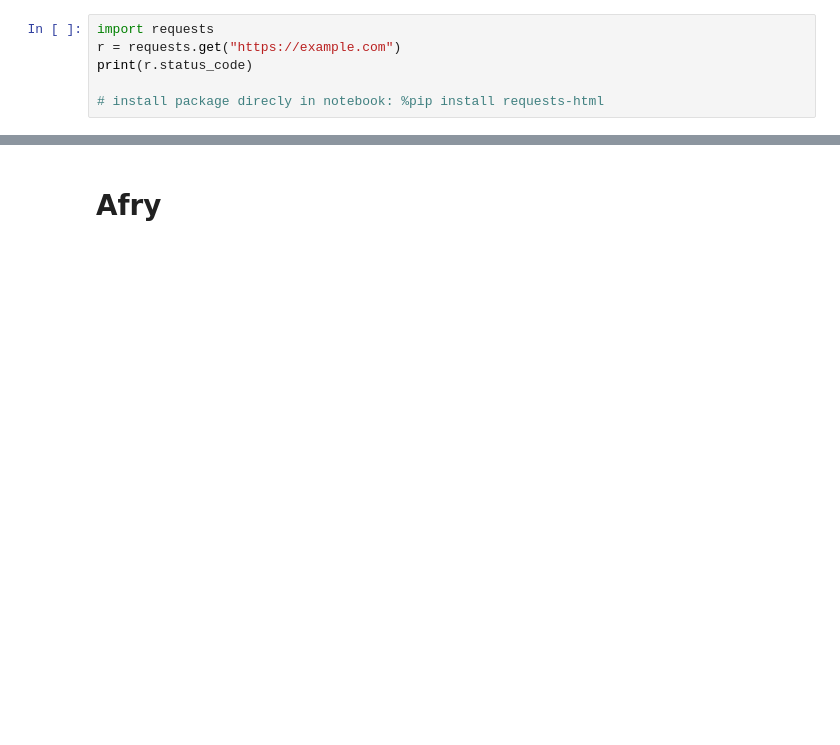
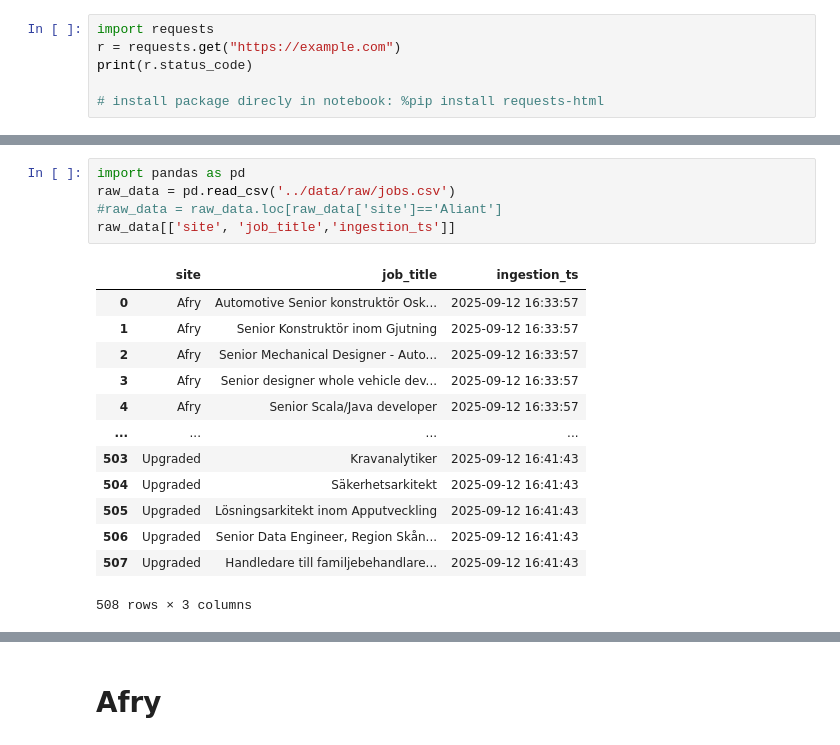
Before and after one commit to mimmitheresia/data_science-repo, a Jupyter notebook: training/notebooks/jobscreaping.ipynb, the cells around one changed output, grey strips where cells are left out. Cells and saved outputs as stored; diff of their text form; blank space fills up the shorter version.

```diff
--- a/training/notebooks/jobscreaping.ipynb
+++ b/training/notebooks/jobscreaping.ipynb
@@ -29,0 +36,19 @@ def slugify_title_for_link(text: str) -> str:
+# %%
+import pandas as pd
+raw_data = pd.read_csv('../data/raw/jobs.csv')
+#raw_data = raw_data.loc[raw_data['site']=='Aliant']
+raw_data[['site', 'job_title','ingestion_ts']]
+# %% [output]
+|  | site | job_title | ingestion_ts |
+| 0 | Afry | Automotive Senior konstruktör Osk... | 2025-09-12 16:33:57 |
+| 1 | Afry | Senior Konstruktör inom Gjutning | 2025-09-12 16:33:57 |
+| 2 | Afry | Senior Mechanical Designer - Auto... | 2025-09-12 16:33:57 |
+| 3 | Afry | Senior designer whole vehicle dev... | 2025-09-12 16:33:57 |
+| 4 | Afry | Senior Scala/Java developer | 2025-09-12 16:33:57 |
+| ... | ... | ... | ... |
+| 503 | Upgraded | Kravanalytiker | 2025-09-12 16:41:43 |
+| 504 | Upgraded | Säkerhetsarkitekt | 2025-09-12 16:41:43 |
+| 505 | Upgraded | Lösningsarkitekt inom Apputveckling | 2025-09-12 16:41:43 |
+| 506 | Upgraded | Senior Data Engineer, Region Skån... | 2025-09-12 16:41:43 |
+| 507 | Upgraded | Handledare till familjebehandlare... | 2025-09-12 16:41:43 |
+508 rows × 3 columns
```
Also changed, not shown: parts of 31 cells of this notebook, 5 other files.
